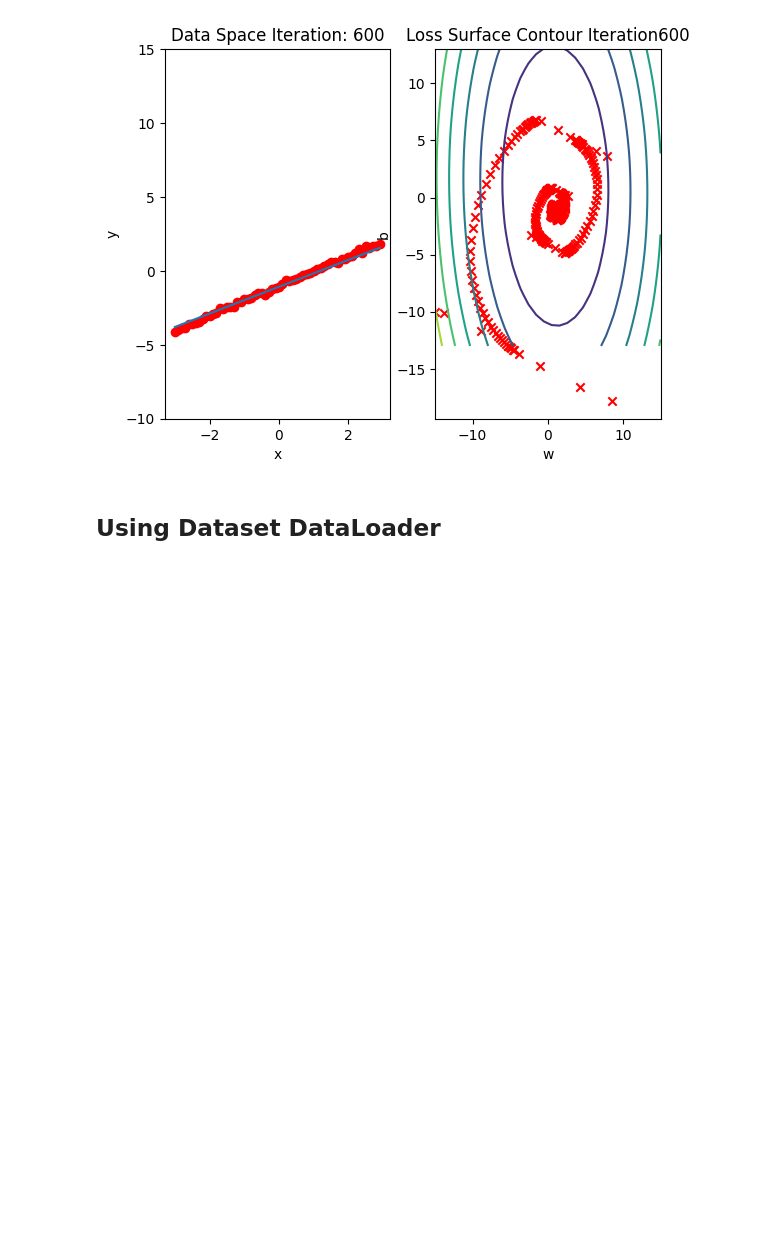
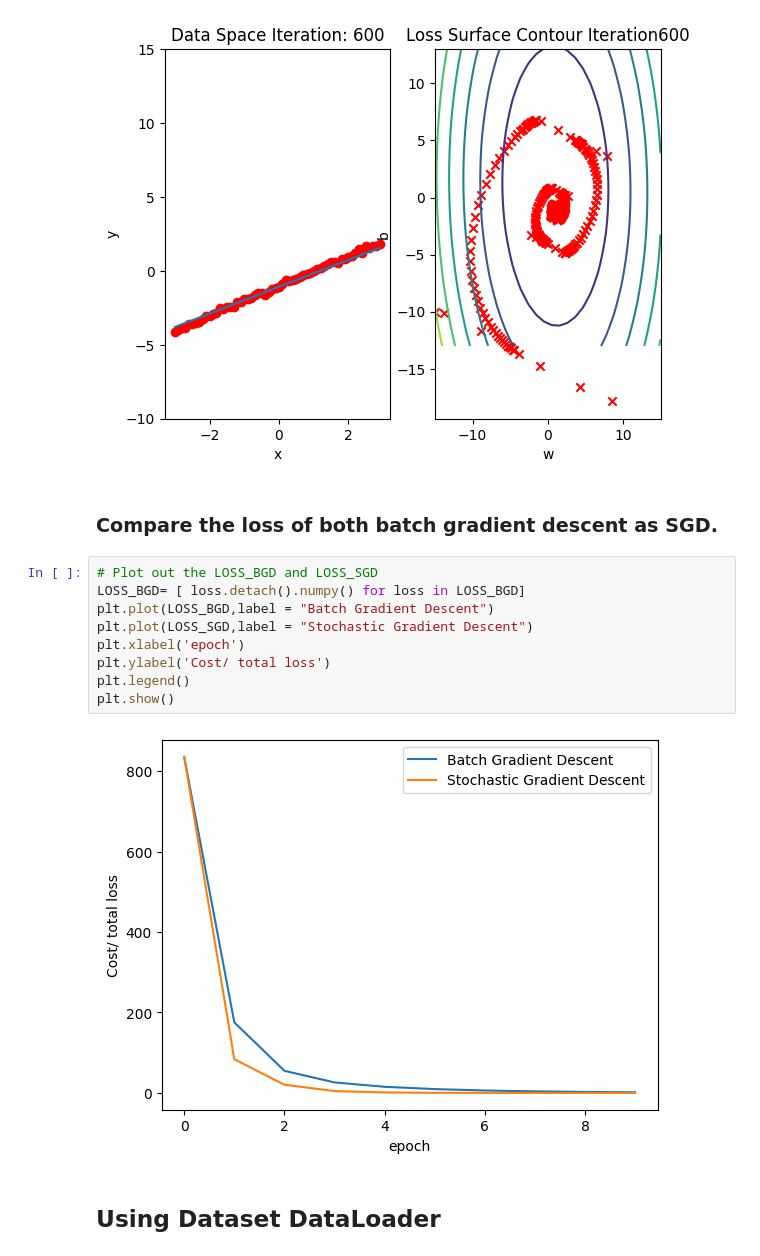
Before and after one commit to AjBorbzz/DataScience_AI_ML, a Jupyter notebook: PyTorch/IBM_Pytorch/two_param_stochastic_gradient_descent.ipynb, the cells around one changed output. Drawn from its saved outputs; the diff is of its cells as text; blank space fills up the shorter version.

Commit message:
Compare loss of BGD and Loader

```diff
--- a/PyTorch/IBM_Pytorch/two_param_stochastic_gradient_descent.ipynb
+++ b/PyTorch/IBM_Pytorch/two_param_stochastic_gradient_descent.ipynb
@@ -245,6 +245,19 @@ train_model_SGD(10)
 [figure]
 [figure]
 [figure]
+# %% [markdown]
+### Compare the loss of both batch gradient descent as SGD.
+# %%
+# Plot out the LOSS_BGD and LOSS_SGD
+LOSS_BGD= [ loss.detach().numpy() for loss in LOSS_BGD]
+plt.plot(LOSS_BGD,label = "Batch Gradient Descent")
+plt.plot(LOSS_SGD,label = "Stochastic Gradient Descent")
+plt.xlabel('epoch')
+plt.ylabel('Cost/ total loss')
+plt.legend()
+plt.show()
+# %% [output]
+[figure, added]
 # %% [markdown]
 ## Using Dataset DataLoader
 # %%
```
Also changed, not shown: parts of 4 cells of this notebook.
